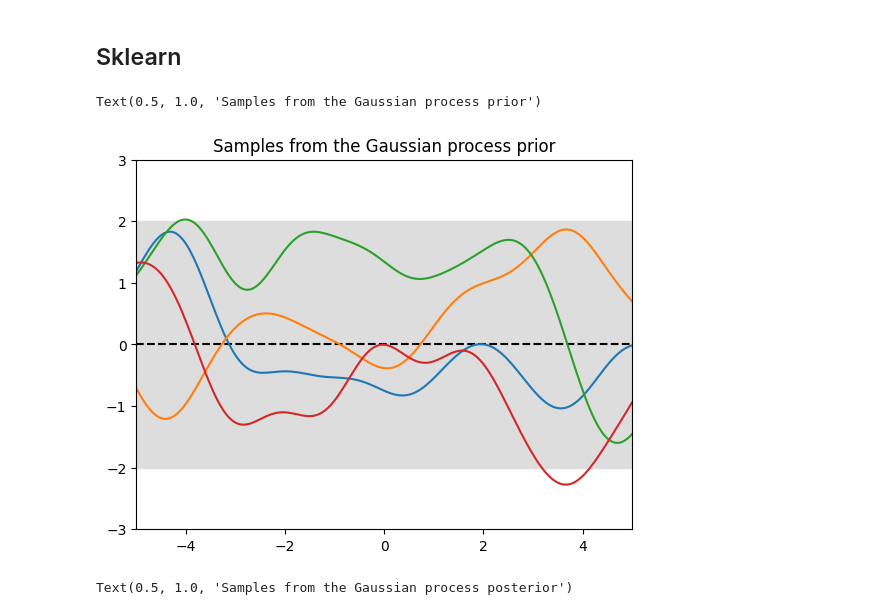
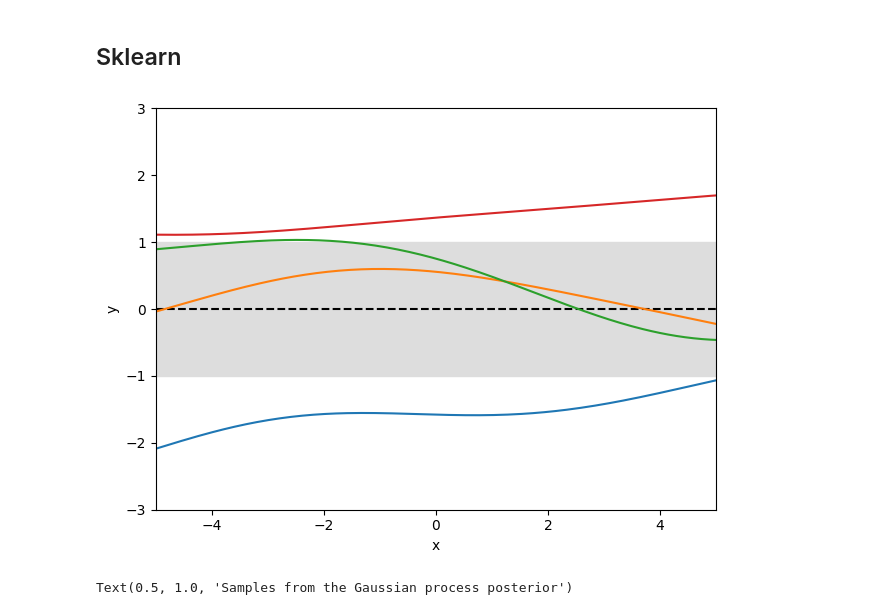
Before and after one commit to riley-x/GaussianProcessExample, a Jupyter notebook: gaussian_process.ipynb, the cells around one changed output. Cells and saved outputs as stored; diff of their text form; code cells hidden in the pictures.

```diff
--- a/gaussian_process.ipynb
+++ b/gaussian_process.ipynb
@@ -169,5 +169,5 @@ from sklearn.gaussian_process.kernels import RationalQuadratic, RBF, Matern
 # %%
-def plot_gp_scikit(gpr, X, samples = 4):
+def plot_gp_scikit(gpr, X, samples=4, random_state=None, band_width=1):
     '''
     Plots samples from a 1D Gaussian process given the mean and covariance.
     The samples are drawn as solid lines, the mean is shown as a dashed line,
@@ -184,12 +184,13 @@ def plot_gp_scikit(gpr, X, samples = 4):
         raise RuntimeError(f'Inputs should be 1-dimensional, got {X.shape}')
 
     mean, std = gpr.predict(X.T, return_std=True) # (n)
-    f = gpr.sample_y(X.T, samples, random_state=None) # (n, samples)
+    band = band_width * std
+    f = gpr.sample_y(X.T, samples, random_state=random_state) # (n, samples)
 
     x = X[0] # (n)
     plt.plot(x, mean, 'k--')
     plt.plot(x, f)
-    plt.gca().fill_between(x, mean - 2*std, mean + 2*std, color="#dddddd")
+    plt.gca().fill_between(x, mean - band, mean + band, color="#dddddd")
 # %%
 def plot_marginal_likelihood_scikit(gpr, l_range, test_points=50):
     '''
@@ -221,19 +222,23 @@ def plot_marginal_likelihood_scikit(gpr, l_range, test_points=50):
 # %%
 ### Kernel ###
 
-kernel = RBF(length_scale=1, length_scale_bounds='fixed')
+# kernel = WhiteKernel(noise_level_bounds='fixed')
+kernel = ConstantKernel(1**2) * RBF(length_scale=5, length_scale_bounds='fixed')
 # kernel = Matern(nu=1.5, length_scale=1, length_scale_bounds='fixed')
 # kernel = RationalQuadratic(length_scale=1, alpha=2, length_scale_bounds='fixed', alpha_bounds='fixed')
 
 gpr = GaussianProcessRegressor(kernel=kernel, normalize_y=False, n_restarts_optimizer=0)
 # %%
 ### Prior ###
-plot_gp_scikit(gpr, X_test)
+plot_gp_scikit(gpr, X_test, random_state=0)
 plt.axis([-5, 5, -3, 3])
-plt.title('Samples from the Gaussian process prior')
+plt.xlabel('x')
+plt.ylabel('y')
+plt.tight_layout()
+plt.savefig('../../../CERN/Notebook/Thesis/figs/vjets_fitting/samples_l5_g1.pdf')
+# plt.title('Samples from the Gaussian process prior')
 # %% [output]
-Text(0.5, 1.0, 'Samples from the Gaussian process prior')
-[figure, old version]
+[figure, new version]
 # %%
 ### Posterior ###
 gpr.fit(X_train.T, y_train)
```
Also changed, not shown: parts of 2 cells of this notebook, 1 other file.
